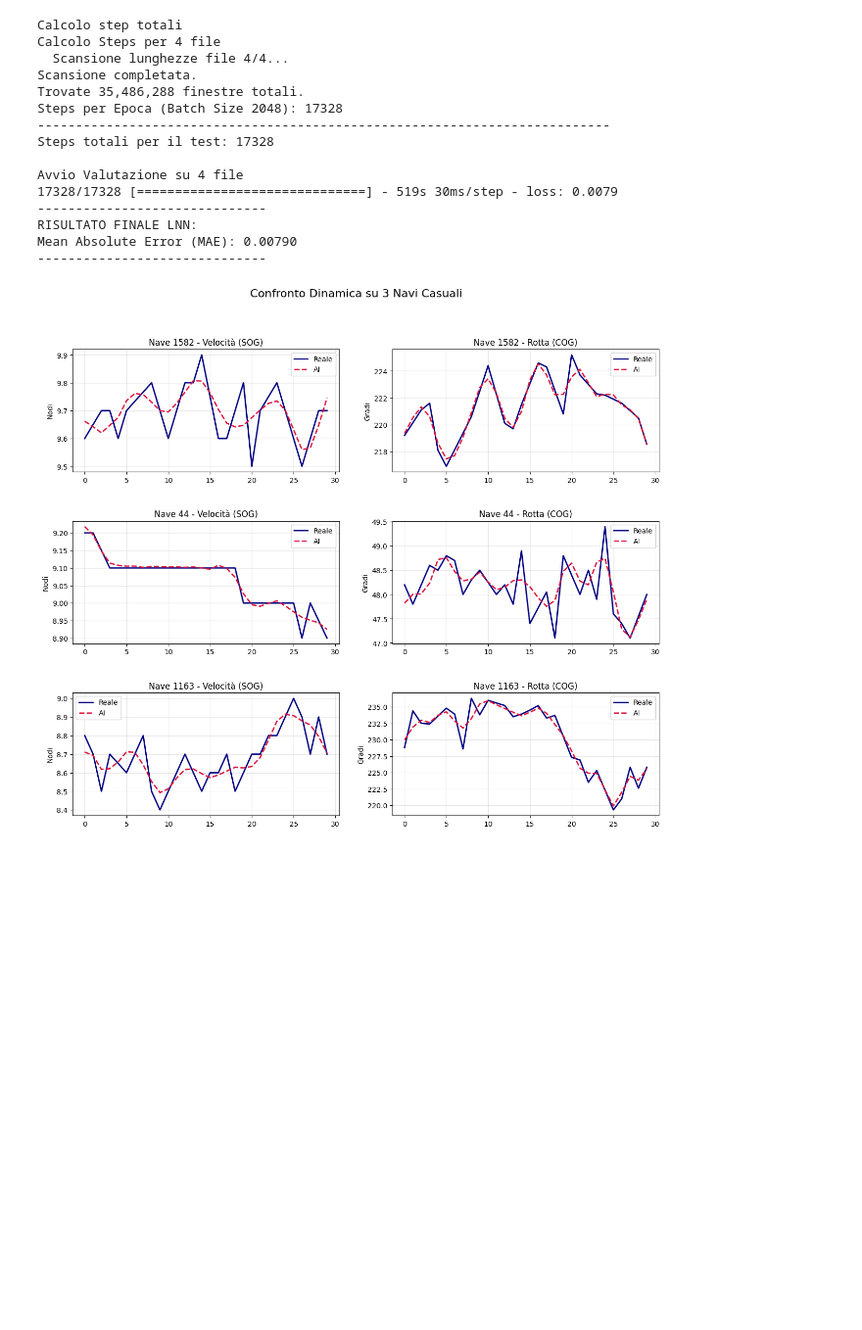
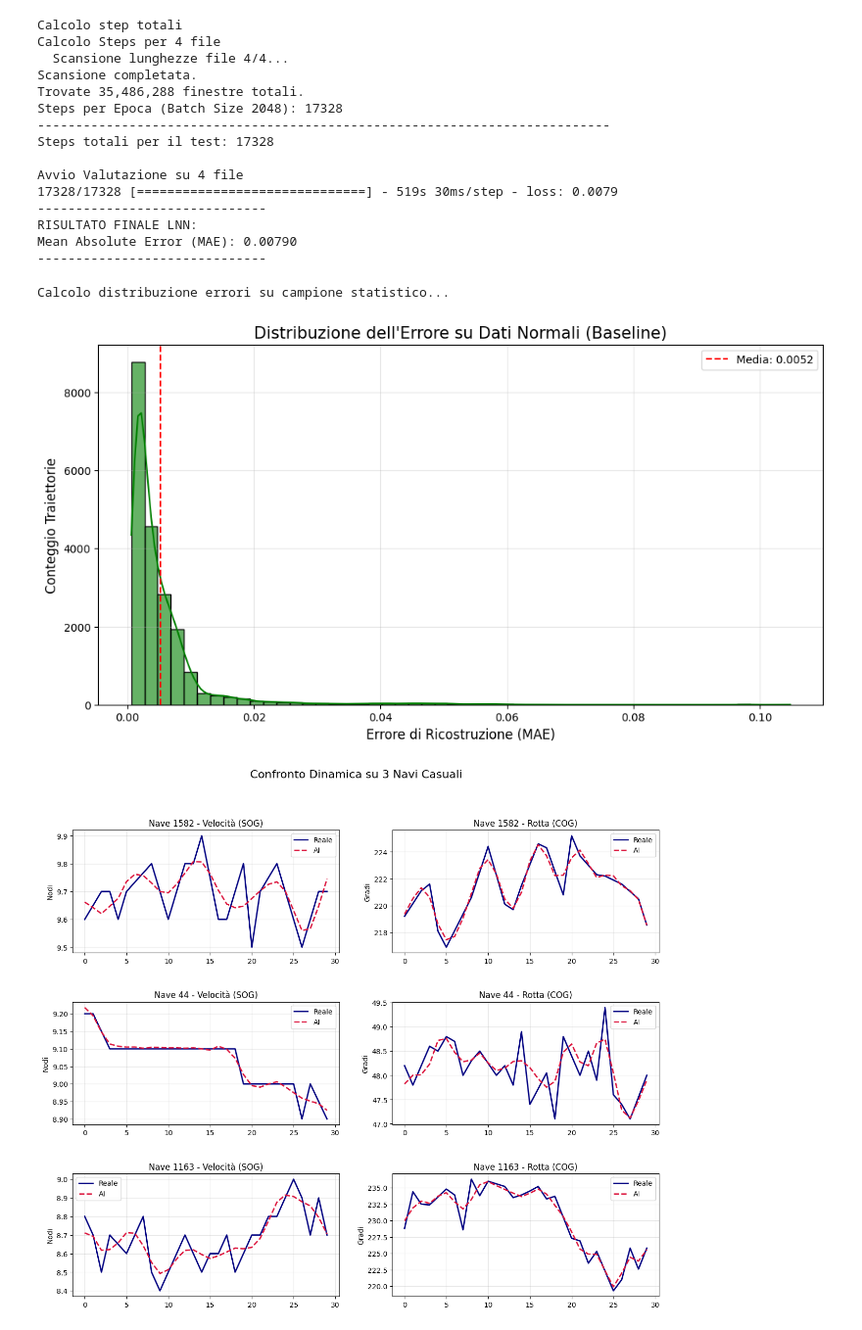
Before and after one commit to LaroccaA/Detecting-Trajectory-Spoofing-Attacks-on-AIS, a Jupyter notebook: Progetto/LNN_V2/Test.ipynb, the cells around one changed output. Shown at 98% size. Saved outputs shown, nothing was run; the diff lists cells and outputs as text; code cells hidden in the pictures; blank space fills up the shorter version.

Commit message:
Separazione tra test preliminari attacchi e test finale.

```diff
--- a/Progetto/LNN_V2/Test.ipynb
+++ b/Progetto/LNN_V2/Test.ipynb
@@ -269,6 +271,29 @@ Avvio Valutazione su 4 file
 RISULTATO FINALE LNN:
 Mean Absolute Error (MAE): 0.00790
 ------------------------------
+# %%
+print("Calcolo distribuzione errori su campione statistico...")
+errori_normali = []
+
+for _ in range(10): #Analizzo 100 batch
+    X_batch, _ = next(test_gen)
+    pred = model.predict(X_batch, verbose=0)
+    mae = np.mean(np.abs(X_batch - pred), axis=(1, 2))
+    errori_normali.extend(mae)
+
+# Plot Istogramma
+plt.figure(figsize=(12, 6))
+sns.histplot(errori_normali, bins=50, kde=True, color='green', alpha=0.6)
+plt.axvline(np.mean(errori_normali), color='red', linestyle='--', label=f'Media: {np.mean(errori_normali):.4f}')
+plt.title("Distribuzione dell'Errore su Dati Normali (Baseline)", fontsize=15)
+plt.xlabel("Errore di Ricostruzione (MAE)", fontsize=12)
+plt.ylabel("Conteggio Traiettorie", fontsize=12)
+plt.legend()
+plt.grid(True, alpha=0.3)
+plt.show()
+# %% [output]
+Calcolo distribuzione errori su campione statistico...
+[figure, added]
 # %%
 # Batch di dati
 test_gen = data_generator_v(
```
Also changed, not shown: parts of 2 cells of this notebook, 6 other files.
